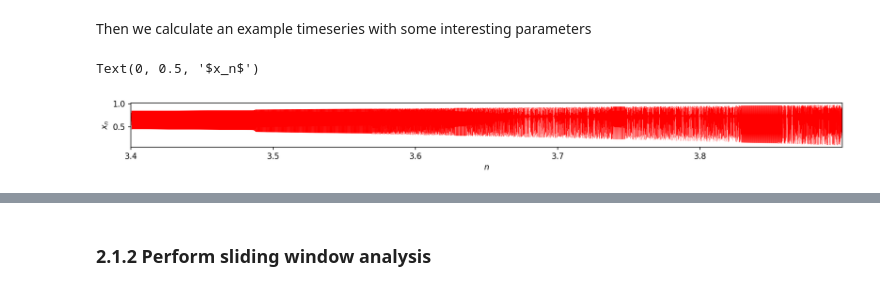
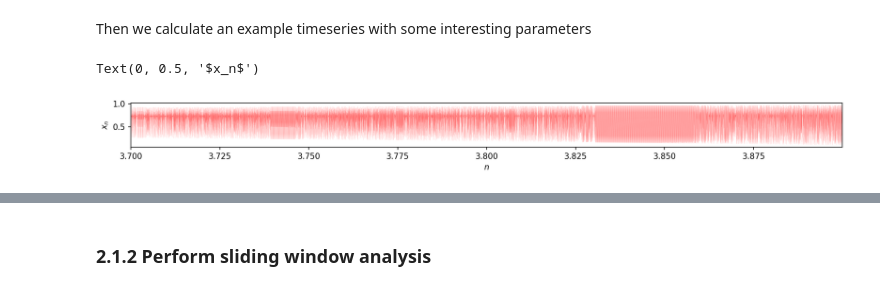
Before and after one commit to fkuehlein/pyunicorn, a Jupyter notebook: docs/source/examples/tutorials/SlidingWindow.ipynb, the cells around one changed output, grey strips where cells are left out. Drawn from its saved outputs; the diff is of its cells as text; code cells hidden in the pictures.

```diff
--- a/docs/source/examples/tutorials/SlidingWindow.ipynb
+++ b/docs/source/examples/tutorials/SlidingWindow.ipynb
@@ -87,29 +87,30 @@ def logistic_map(x0, r):
 Then we calculate an example timeseries with some interesting parameters
 # %%
 # Parameters of logistic map
-r0 = 3.4
+r0 = 3.7
 r1 = 3.9
-del_r = 5e-5
+N = 10000
+del_r = (r1 - r0)/N
 r = np.arange(r0, r1, del_r)
 
-N = len(r)
+#N = len(r)
 
 x0 = 0.7   # Initial value
 
 # Generate the timeseries
 x = logistic_map(x0, r)
 
 # Plot the time series
 plt.figure(figsize=(16, 1), dpi=150)
 plt.xlim(r[0], r[-1])
-plt.plot(r, x, "r", lw=.2)
+plt.plot(r, x, "r", lw=.05)
 plt.xlabel("$n$")
 plt.ylabel("$x_n$")
 
-#plt.xlim(3.65, 3.7)
+#plt.xlim(3.82, 3.87)
 # %% [output]
 Text(0, 0.5, '$x_n$')
-[figure, old version]
+[figure, new version]
 # %% [markdown]
 <img src="images/Subsection_Bifurcation_Diagram_Logistic_Map.png" alt="Logistic Map Bifurcation Diagram" width="1000"/>
 # %% [markdown]
```
Also changed, not shown: parts of 14 cells of this notebook.
